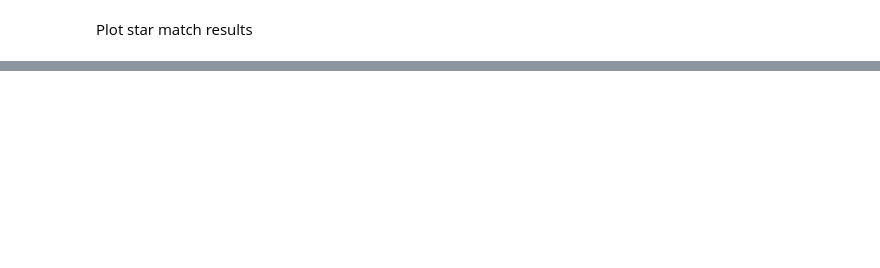
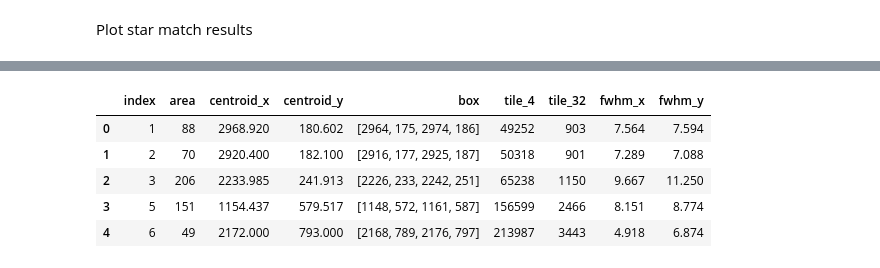
Before and after one commit to cygnus77/astrocam, a Jupyter notebook: fwhm/align.ipynb, the cells around one changed output, grey strips where cells are left out. Drawn from its saved outputs; the diff is of its cells as text; code cells hidden in the pictures; blank space fills up the shorter version.

```diff
--- a/fwhm/align.ipynb
+++ b/fwhm/align.ipynb
@@ -166,0 +178,14 @@ plt.show()
+# %%
+matches_ref, matches_tgt = [m[0] for m in matches], [m[1] for m in matches]
+
+matches_ref = df_ref[df_ref.index.isin(matches_ref)].reset_index()
+matches_tgt = df_tgt[df_tgt.index.isin(matches_tgt)].reset_index()
+# %%
+matches_ref.head()
+# %% [output]
+|  | index | area | centroid_x | centroid_y | box | tile_4 | tile_32 | fwhm_x | fwhm_y |
+| 0 | 1 | 88 | 2968.920 | 180.602 | [2964, 175, 2974, 186] | 49252 | 903 | 7.564 | 7.594 |
+| 1 | 2 | 70 | 2920.400 | 182.100 | [2916, 177, 2925, 187] | 50318 | 901 | 7.289 | 7.088 |
+| 2 | 3 | 206 | 2233.985 | 241.913 | [2226, 233, 2242, 251] | 65238 | 1150 | 9.667 | 11.250 |
+| 3 | 5 | 151 | 1154.437 | 579.517 | [1148, 572, 1161, 587] | 156599 | 2466 | 8.151 | 8.774 |
+| 4 | 6 | 49 | 2172.000 | 793.000 | [2168, 789, 2176, 797] | 213987 | 3443 | 4.918 | 6.874 |
```
Also changed, not shown: parts of 23 cells of this notebook, 4 other files.
